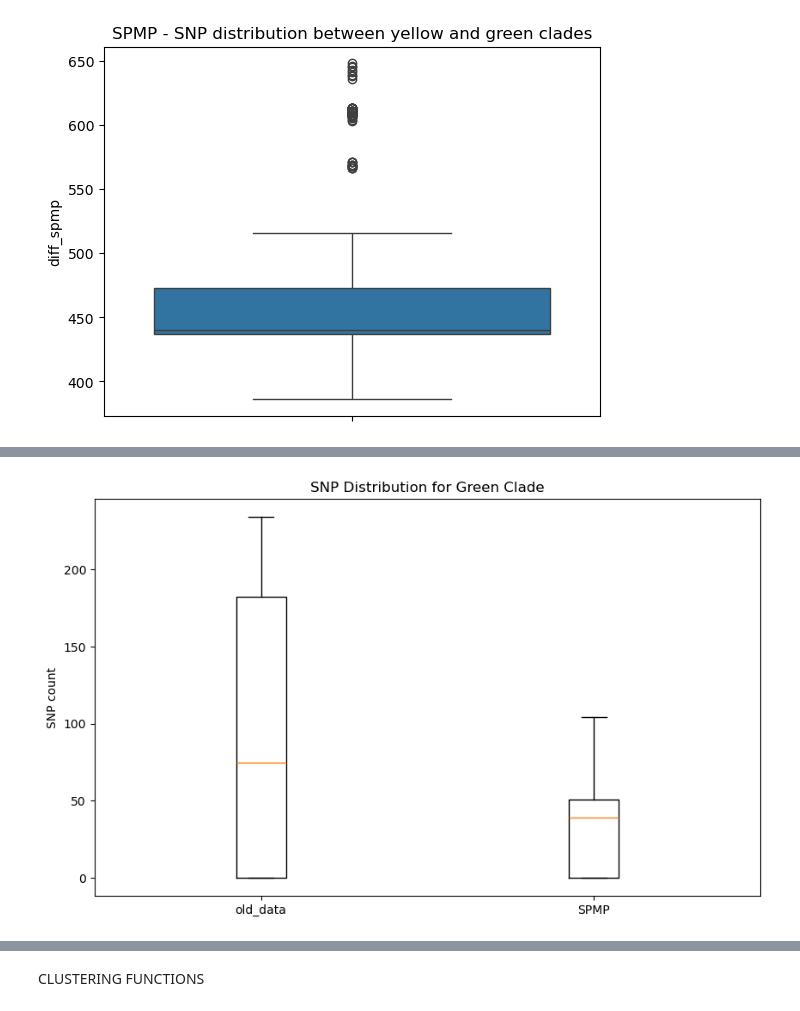
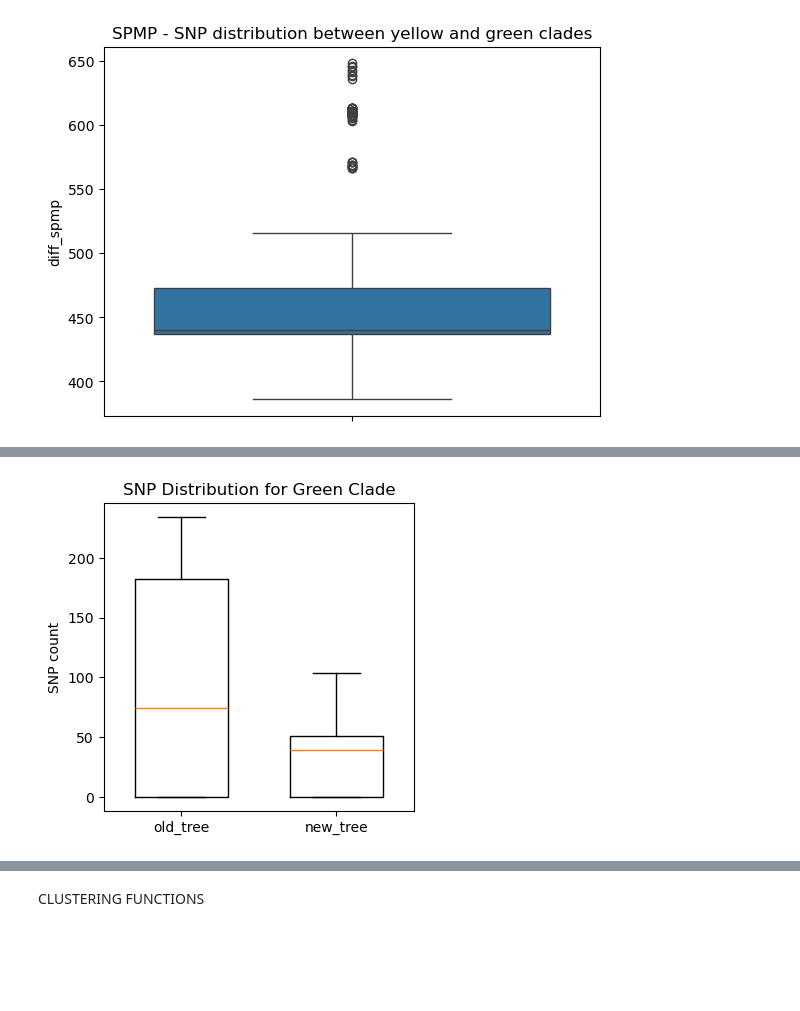
Before and after one commit to annaliese8/PopGenStats_Project, a Jupyter notebook: longum_SPMP_tool_comparison.ipynb, the cells around one changed output, grey strips where cells are left out. Drawn from its saved outputs; the diff is of its cells as text; code cells hidden in the pictures; blank space fills up the shorter version.

Commit message:
fixed plots

```diff
--- a/longum_SPMP_tool_comparison.ipynb
+++ b/longum_SPMP_tool_comparison.ipynb
@@ -887,7 +887,7 @@ Text(0, 0.5, 'SNP count')
 GET # SNPS FOR GREEN AND YELLOW CLADES
 # %%
 m_spmp.rename(columns={'cluster': 'cluster_spmp', 'diff': 'diff_spmp', 'prc': 'prc_spmp'}, inplace=True)
-m_spmp['data'] = 'SPMP'
+m_spmp['data'] = 'new_tree'
 m_spmp
 # %% [output]
 |  | p1 | cluster_spmp | colour | p2 | diff_spmp | prc_spmp | data |
@@ -922,6 +939,6 @@ m_yellow_spmp
 7071 rows × 7 columns
 # %%
-m['data'] = 'old_data'
+m['data'] = 'old_tree'
 m
 # %% [output]
 |  | p1 | cluster | colour | p2 | diff | prc | data |
@@ -1276,15 +1251,15 @@ m_g_g_merged
 240 rows × 10 columns
 # %%
-m_diff_g = m_g_g_merged[m_g_g_merged['data'] == 'old_data']['diff'].dropna()
-m_spmp_diff_g = m_g_g_merged[m_g_g_merged['data'] == 'SPMP']['diff_spmp'].dropna()
+m_diff_g = m_g_g_merged[m_g_g_merged['data'] == 'old_tree']['diff'].dropna()
+m_spmp_diff_g = m_g_g_merged[m_g_g_merged['data'] == 'new_tree']['diff_spmp'].dropna()
 
 plot_data_g = [m_diff_g, m_spmp_diff_g]
 
-plt.figure(figsize=(10, 6))
-plt.boxplot(plot_data_g, labels=['old_data', 'SPMP'])
+plt.figure(figsize=(4, 4))
+plt.boxplot(plot_data_g, labels=['old_tree', 'new_tree'], widths=0.6)
 plt.title("SNP Distribution for Green Clade")
 plt.ylabel('SNP count')
 plt.show()
 # %% [output]
-[figure, old version]
+[figure, new version]
 # %%
```
Also changed, not shown: parts of 46 cells of this notebook, 2 other files.
